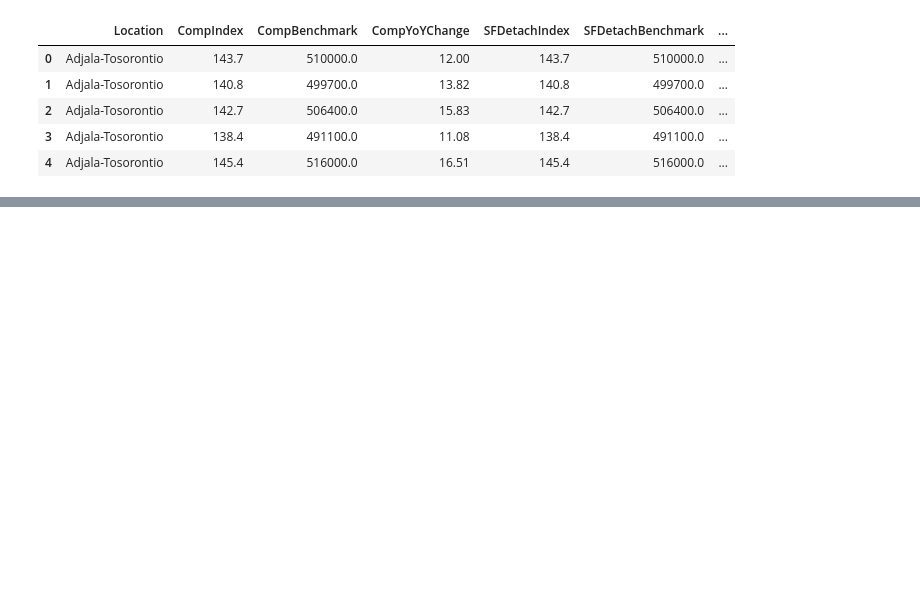
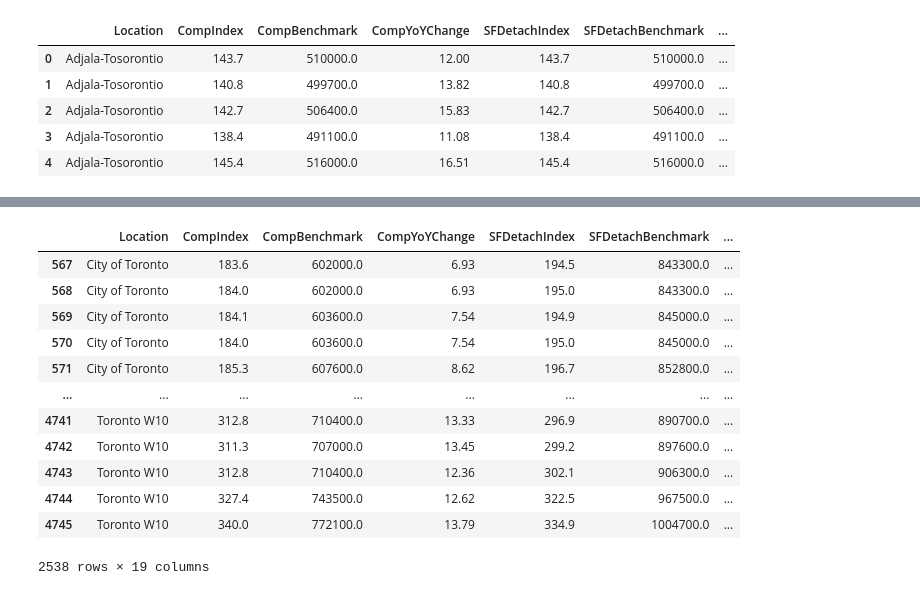
Before and after one commit to C-Moore00/project-1-group-3, a Jupyter notebook: HousingPrices_starter_Gurpal.ipynb, the cells around one changed output, grey strips where cells are left out. Cells and saved outputs as stored; diff of their text form; code cells hidden in the pictures; blank space fills up the shorter version.

```diff
--- a/HousingPrices_starter_Gurpal.ipynb
+++ b/HousingPrices_starter_Gurpal.ipynb
@@ -167,0 +150,21 @@ housing_price_toronto.to_csv(r"C:\Users\gurpa\Documents\GitHub\project-1-group-3
+# %%
+#Replacing entire date with just the year and create new column for the Year
+#used https://stackoverflow.com/questions/25146121/extracting-just-month-and-year-separately-from-pandas-datetime-column as source
+housing_price_toronto['Year'] = pd.DatetimeIndex(housing_price_toronto['Date']).year
+
+
+housing_price_toronto
+# %% [output]
+|  | Location | CompIndex | CompBenchmark | CompYoYChange | SFDetachIndex | SFDetachBenchmark | ... |
+| 567 | City of Toronto | 183.6 | 602000.0 | 6.93 | 194.5 | 843300.0 | ... |
+| 568 | City of Toronto | 184.0 | 602000.0 | 6.93 | 195.0 | 843300.0 | ... |
+| 569 | City of Toronto | 184.1 | 603600.0 | 7.54 | 194.9 | 845000.0 | ... |
+| 570 | City of Toronto | 184.0 | 603600.0 | 7.54 | 195.0 | 845000.0 | ... |
+| 571 | City of Toronto | 185.3 | 607600.0 | 8.62 | 196.7 | 852800.0 | ... |
+| ... | ... | ... | ... | ... | ... | ... | ... |
+| 4741 | Toronto W10 | 312.8 | 710400.0 | 13.33 | 296.9 | 890700.0 | ... |
+| 4742 | Toronto W10 | 311.3 | 707000.0 | 13.45 | 299.2 | 897600.0 | ... |
+| 4743 | Toronto W10 | 312.8 | 710400.0 | 12.36 | 302.1 | 906300.0 | ... |
+| 4744 | Toronto W10 | 327.4 | 743500.0 | 12.62 | 322.5 | 967500.0 | ... |
+| 4745 | Toronto W10 | 340.0 | 772100.0 | 13.79 | 334.9 | 1004700.0 | ... |
+2538 rows × 19 columns
```
Also changed, not shown: parts of 11 cells of this notebook.
